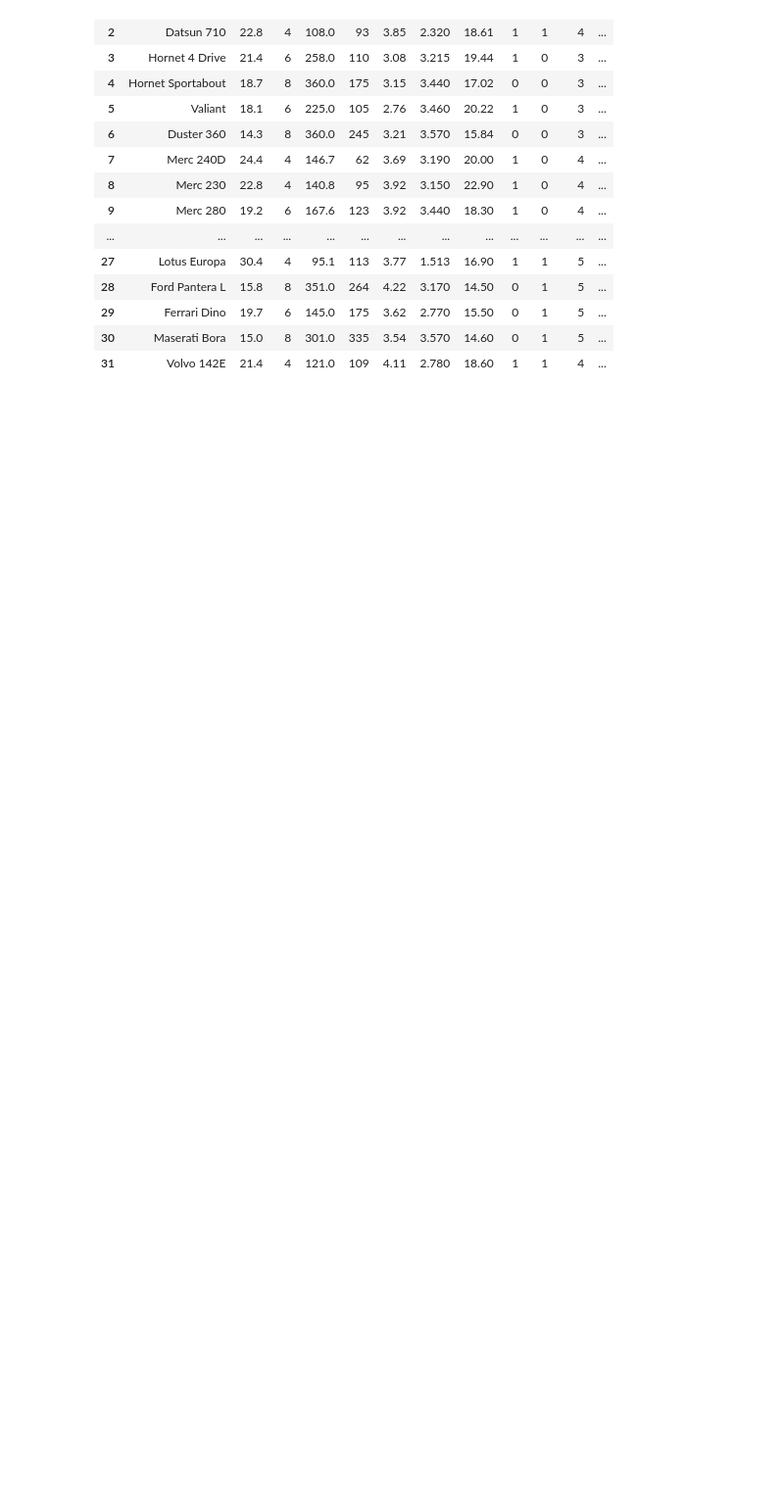
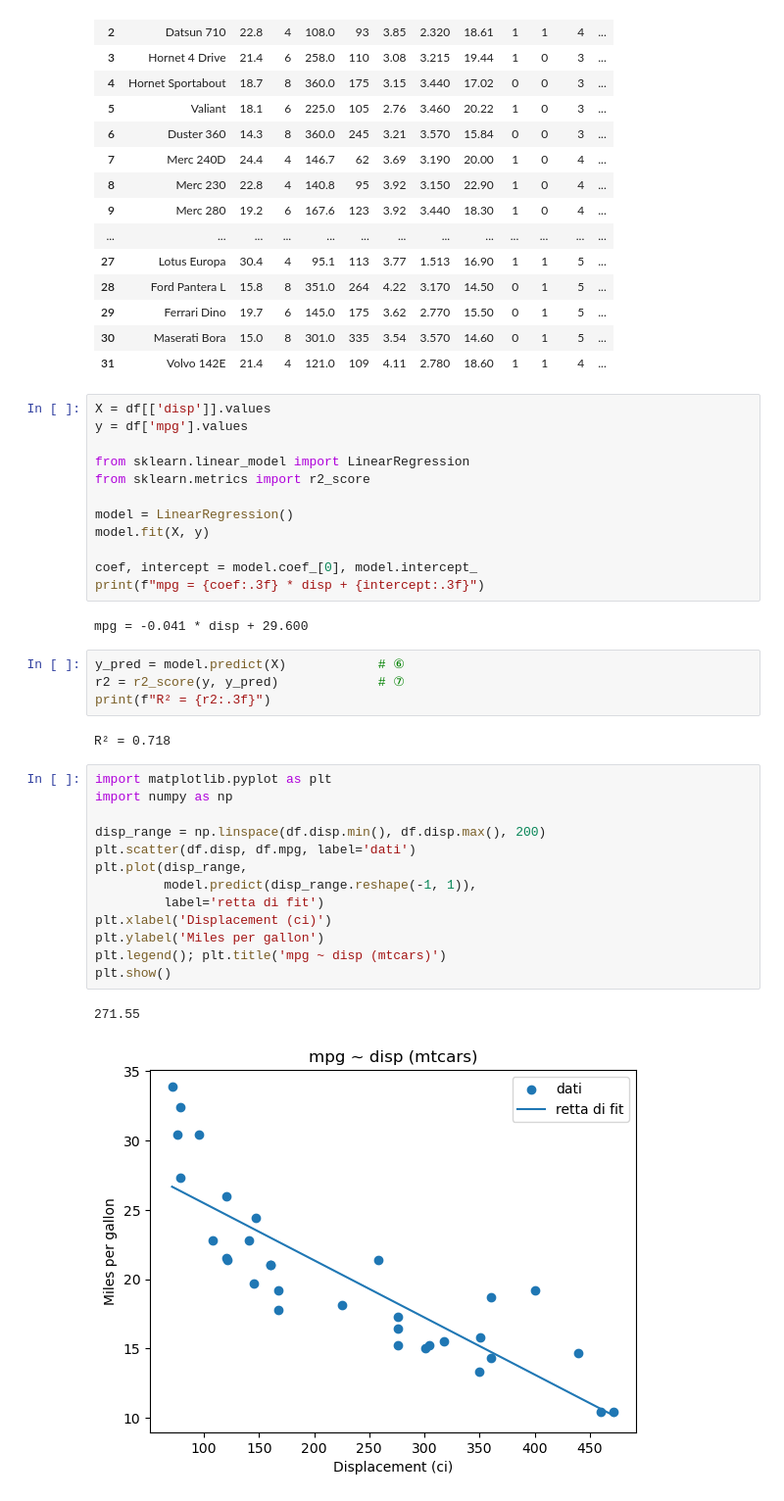
Before and after one commit to NicXVII/ProgrammingLab2, a Jupyter notebook: 6_Esericzi_lez6.ipynb, the cells around one changed output. Shown: that part at 98% size. Cells and saved outputs as stored; diff of their text form; blank space fills up the shorter version.

```diff
--- a/6_Esericzi_lez6.ipynb
+++ b/6_Esericzi_lez6.ipynb
@@ -130,3 +130,39 @@ df
 | 29 | Ferrari Dino | 19.7 | 6 | 145.0 | 175 | 3.62 | 2.770 | 15.50 | 0 | 1 | 5 | ... |
 | 30 | Maserati Bora | 15.0 | 8 | 301.0 | 335 | 3.54 | 3.570 | 14.60 | 0 | 1 | 5 | ... |
 | 31 | Volvo 142E | 21.4 | 4 | 121.0 | 109 | 4.11 | 2.780 | 18.60 | 1 | 1 | 4 | ... |
+# %%
+X = df[['disp']].values
+y = df['mpg'].values
+
+from sklearn.linear_model import LinearRegression
+from sklearn.metrics import r2_score
+
+model = LinearRegression()
+model.fit(X, y)
+
+coef, intercept = model.coef_[0], model.intercept_
+print(f"mpg = {coef:.3f} * disp + {intercept:.3f}")
+# %% [output]
+mpg = -0.041 * disp + 29.600
+# %%
+y_pred = model.predict(X)            # ⑥
+r2 = r2_score(y, y_pred)             # ⑦
+print(f"R² = {r2:.3f}")
+# %% [output]
+R² = 0.718
+# %%
+import matplotlib.pyplot as plt
+import numpy as np
+
+disp_range = np.linspace(df.disp.min(), df.disp.max(), 200)
+plt.scatter(df.disp, df.mpg, label='dati')
+plt.plot(disp_range,
+         model.predict(disp_range.reshape(-1, 1)),
+         label='retta di fit')
+plt.xlabel('Displacement (ci)')
+plt.ylabel('Miles per gallon')
+plt.legend(); plt.title('mpg ~ disp (mtcars)')
+plt.show()
+# %% [output]
+271.55
+[figure, added]
```
